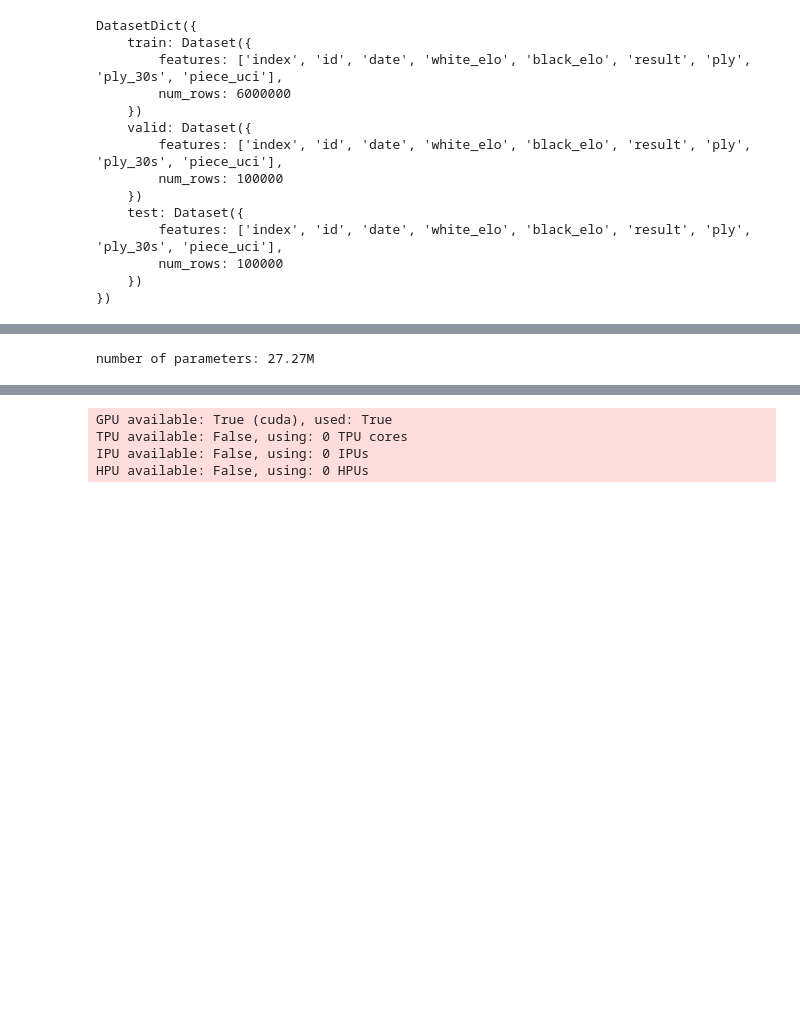
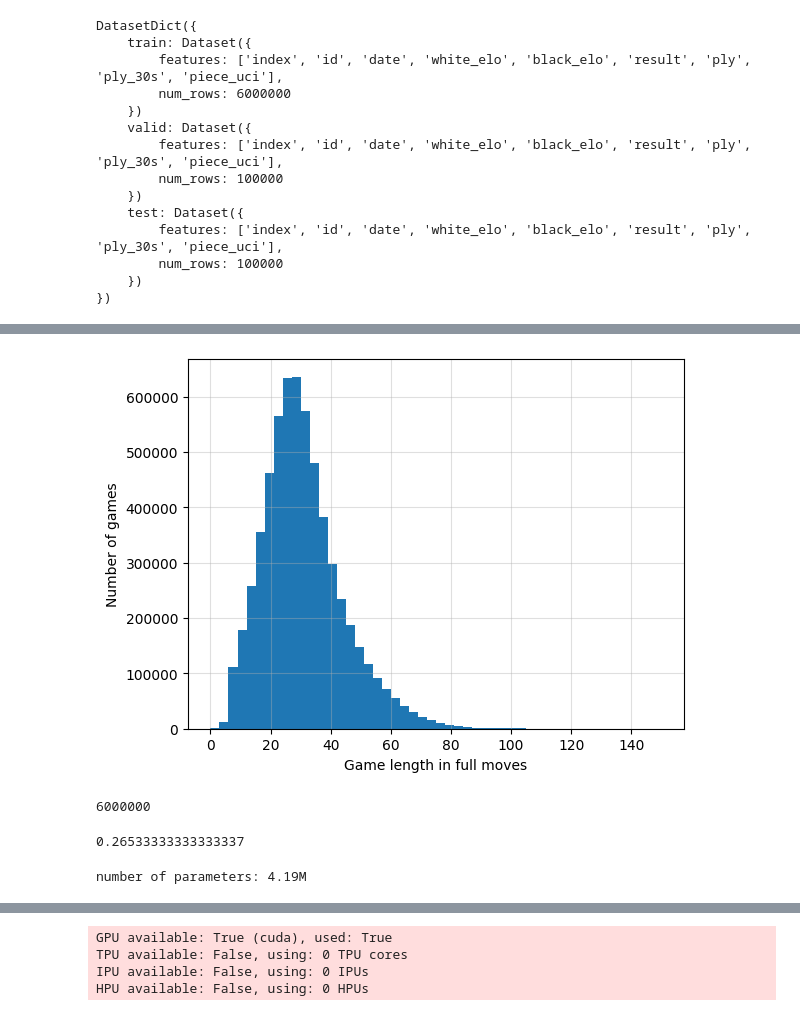
Before and after one commit to Kamil2601/nanoGPT-chess, a Jupyter notebook: elo_bins_training.ipynb, the cells around one changed output, grey strips where cells are left out. Drawn from its saved outputs; the diff is of its cells as text; code cells hidden in the pictures; blank space fills up the shorter version.

```diff
--- a/elo_bins_training.ipynb
+++ b/elo_bins_training.ipynb
@@ -50,3 +46,20 @@ min(lengths), max(lengths)
+# %%
+lengths_2 = lengths//2
+lengths_2.hist(bins=50)
+plt.grid(alpha=0.4)
+plt.xlabel('Game length in full moves')
+plt.ylabel('Number of games')
+plt.show()
+# %% [output]
+[figure, added]
+# %%
+len(lengths)
+# %% [output]
+6000000
+# %%
+len(lengths_2[lengths_2 > 80]) / len(lengths_2) * 100
+# %% [output]
+0.26533333333333337
 # %%
 tokenizer = FullMoveTokenizerNoEOS()
 
@@ -59,18 +72,18 @@ model_config = GPTConfig(
     bias=False,
 )
 
-# model_config = GPTConfig(
-#     block_size=301,
-#     vocab_size=len(tokenizer.vocab),
-#     n_layer=4,
-#     n_head=4,
-#     n_embd=256,
-#     bias=False,
-# )
+model_config = GPTConfig(
+    block_size=301,
+    vocab_size=len(tokenizer.vocab),
+    n_layer=4,
+    n_head=4,
+    n_embd=256,
+    bias=False,
+)
 
 
 pl_model = LightningGPT(model_config)
 # %% [output]
-number of parameters: 27.27M
+number of parameters: 4.19M
 # %%
 data_module = DataModuleMaiaTraining(dataset, num_workers=8, batch_size=64, max_game_length=300)
```
Also changed, not shown: parts of 15 cells of this notebook, 11 other files.
